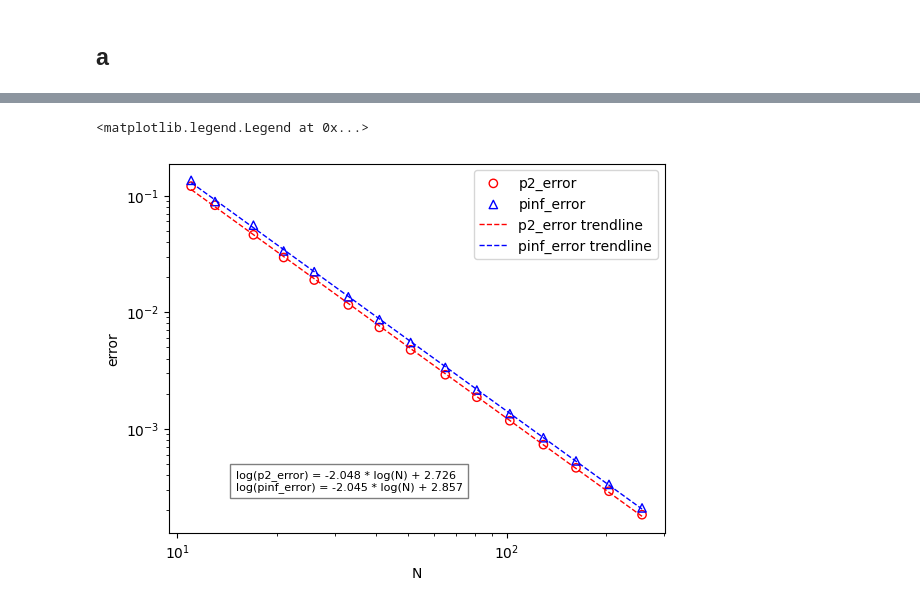
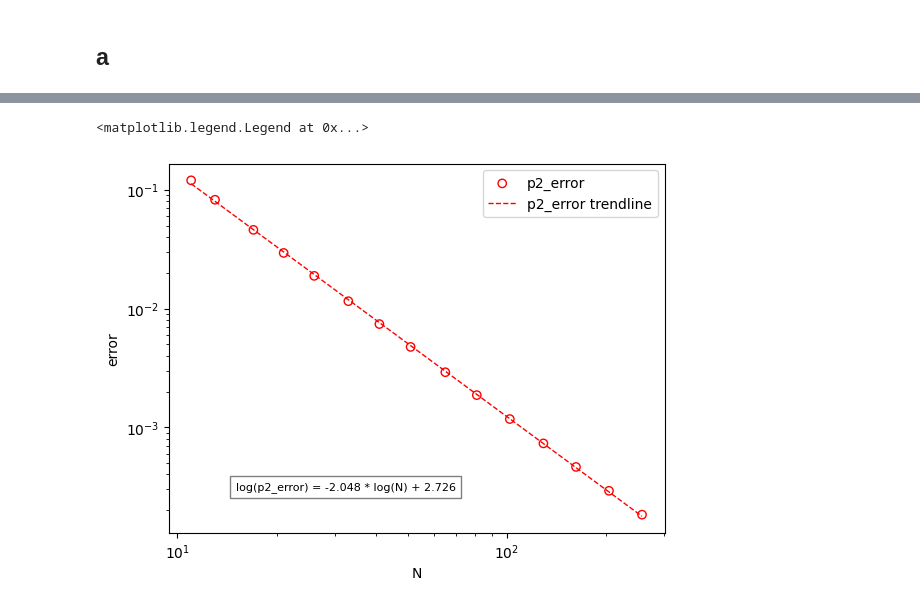
Before and after one commit to andrewholmberg/math_550_numerical_pdes, a Jupyter notebook: homework_1.ipynb, the cells around one changed output, grey strips where cells are left out. Drawn from its saved outputs; the diff is of its cells as text; code cells hidden in the pictures.

```diff
--- a/homework_1.ipynb
+++ b/homework_1.ipynb
@@ -92,23 +91,23 @@ import matplotlib.pyplot as plt
 fig,ax = plt.subplots()
 
 ax.scatter(nn, p2_error, facecolor='none', edgecolors='red', label="p2_error")
-ax.scatter(nn, pinf_error, facecolor='none', edgecolors='blue',label="pinf_error",marker='^')
+# ax.scatter(nn, pinf_error, facecolor='none', edgecolors='blue',label="pinf_error",marker='^')
 
 tlp2 = np.polyfit(np.log(nn), np.log(p2_error), 1)
-tlpinf = np.polyfit(np.log(nn), np.log(pinf_error), 1)
+# tlpinf = np.polyfit(np.log(nn), np.log(pinf_error), 1)
 
 p2_trend = np.dot(np.array(tlp2).reshape(1,-1),np.array([np.log(nn),np.ones(len(nn))])).flatten()
-pinf_trend = np.dot(np.array(tlpinf).reshape(1,-1),np.array([np.log(nn),np.ones(len(nn))])).flatten()
+# pinf_trend = np.dot(np.array(tlpinf).reshape(1,-1),np.array([np.log(nn),np.ones(len(nn))])).flatten()
 
 ax.plot(nn, np.exp(p2_trend), 'red', linewidth=1, linestyle = 'dashed',label="p2_error trendline")
-ax.plot(nn, np.exp(pinf_trend), 'blue', linewidth=1, linestyle = 'dashed',label="pinf_error trendline")
+# ax.plot(nn, np.exp(pinf_trend), 'blue', linewidth=1, linestyle = 'dashed',label="pinf_error trendline")
 
 print(f'slope p2 = {tlp2[0]}, slope pinf = {tlpinf[0]}')
 
-equation = "".join([f"log(p2_error) = {round(tlp2[0],3)} * log(N) + {round(tlp2[1],3)}",
-                    "\n",
-                    f"log(pinf_error) = {round(tlpinf[0],3)} * log(N) + {round(tlpinf[1],3)}"])
-
+# equation = "".join([f"log(p2_error) = {round(tlp2[0],3)} * log(N) + {round(tlp2[1],3)}",
+#                    "\n",
+#                    f"log(pinf_error) = {round(tlpinf[0],3)} * log(N) + {round(tlpinf[1],3)}"])
+equation = "".join([f"log(p2_error) = {round(tlp2[0],3)} * log(N) + {round(tlp2[1],3)}"])
 plt.text(15, .0003, equation, fontsize=8, bbox=dict(facecolor='white', alpha=0.5))
 
 ax.set_xscale('log')
@@ -121,2 +120,2 @@ slope p2 = -2.0475087829776877, slope pinf = -2.0452860786265514
 <matplotlib.legend.Legend at 0x...>
-[figure, old version]
+[figure, new version]
```
Also changed, not shown: parts of 20 cells of this notebook, 22 other files.
